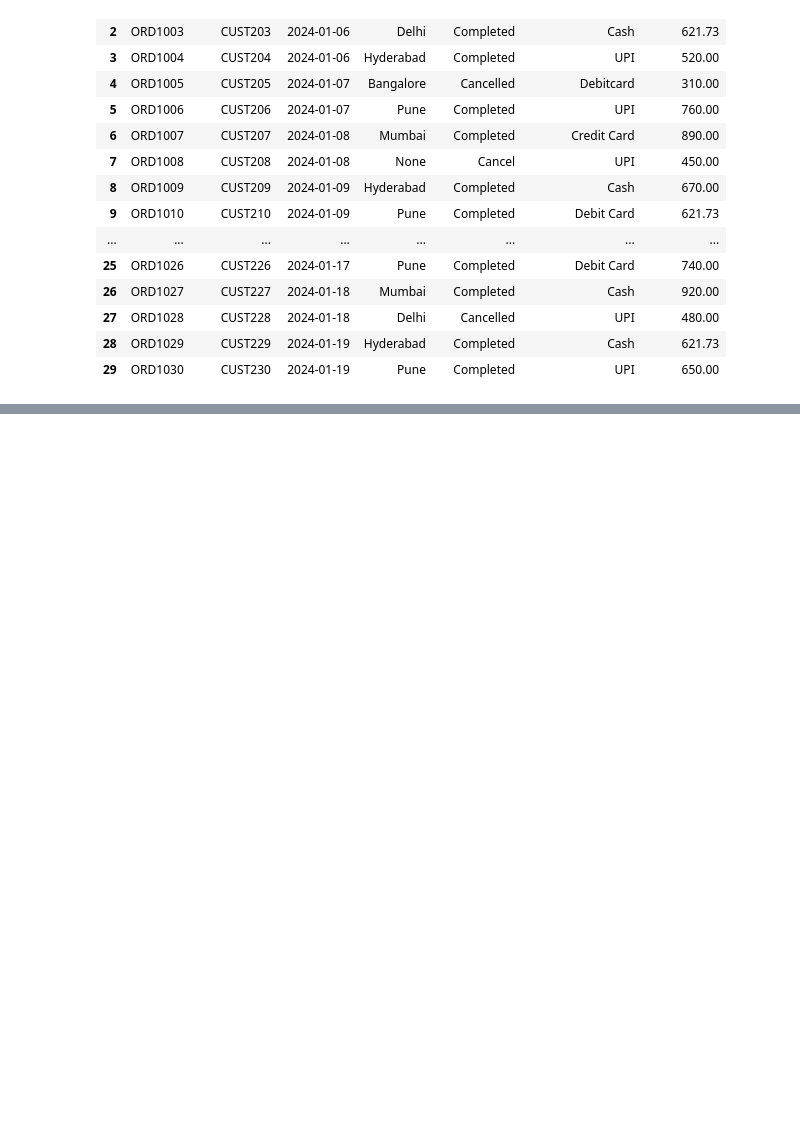
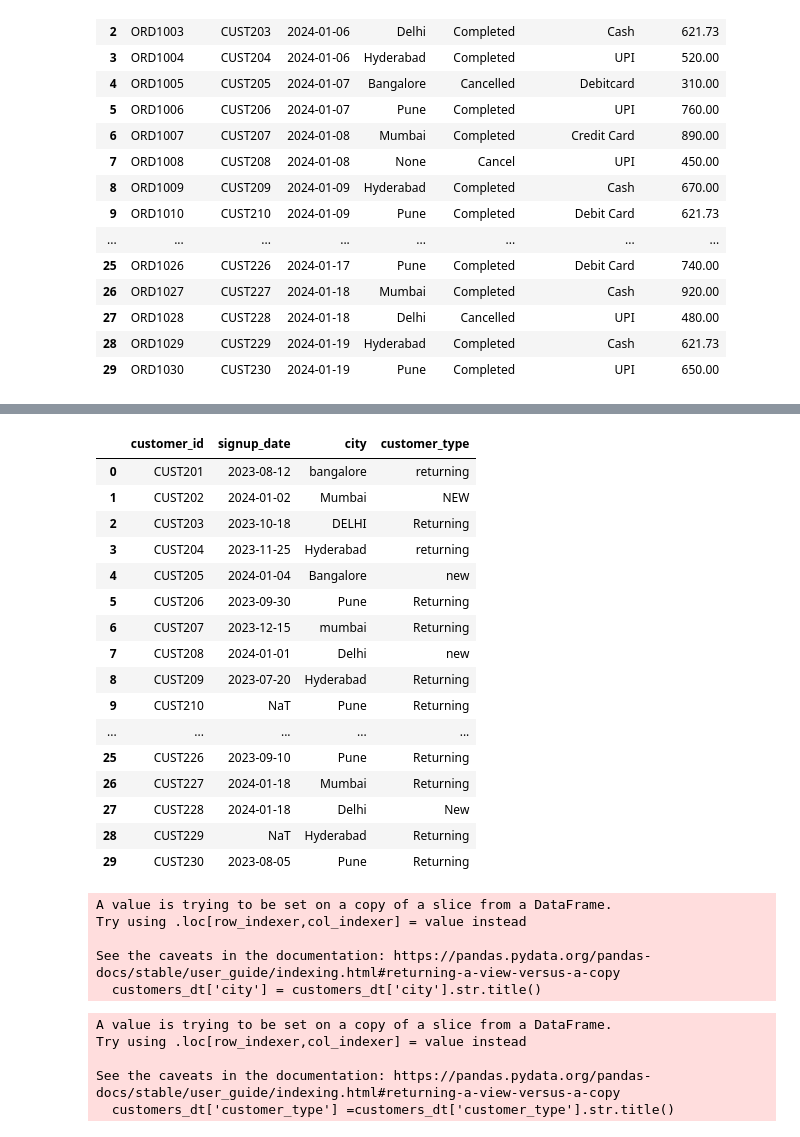
Before and after one commit to mahendra-jain/QuickKart-Business-Performance-Customer-Retention-Analysis, a Jupyter notebook: cleaning.ipynb, the cells around one changed output, grey strips where cells are left out. Drawn from its saved outputs; the diff is of its cells as text; code cells hidden in the pictures; blank space fills up the shorter version.

```diff
--- a/cleaning.ipynb
+++ b/cleaning.ipynb
@@ -185,0 +389,39 @@ order_dt.to_csv('cleaned data/order.csv',index=False)
+# %%
+formats = (
+    '%d-%m-%Y', '%d-%m-%y',
+    '%Y-%m-%d', '%Y/%m/%d',
+    '%d/%m/%Y'
+)
+
+def parse_date_safe(x):
+    if pd.isna(x):
+        return pd.NaT
+    x = str(x)
+    for f in formats:
+        try:
+            return pd.to_datetime(x, format=f)
+        except ValueError:
+            continue
+    return pd.NaT
+
+customers_dt['signup_date'] = customers_dt['signup_date'].apply(parse_date_safe)
+# %%
+customers_dt
+# %% [output]
+|  | customer_id | signup_date | city | customer_type |
+| 0 | CUST201 | 2023-08-12 | bangalore | returning |
+| 1 | CUST202 | 2024-01-02 | Mumbai | NEW |
+| 2 | CUST203 | 2023-10-18 | DELHI | Returning |
+| 3 | CUST204 | 2023-11-25 | Hyderabad | returning |
+| 4 | CUST205 | 2024-01-04 | Bangalore | new |
+| 5 | CUST206 | 2023-09-30 | Pune | Returning |
+| 6 | CUST207 | 2023-12-15 | mumbai | Returning |
+| 7 | CUST208 | 2024-01-01 | Delhi | new |
+| 8 | CUST209 | 2023-07-20 | Hyderabad | Returning |
+| 9 | CUST210 | NaT | Pune | Returning |
+| ... | ... | ... | ... | ... |
+| 25 | CUST226 | 2023-09-10 | Pune | Returning |
+| 26 | CUST227 | 2024-01-18 | Mumbai | Returning |
+| 27 | CUST228 | 2024-01-18 | Delhi | New |
+| 28 | CUST229 | NaT | Hyderabad | Returning |
+| 29 | CUST230 | 2023-08-05 | Pune | Returning |
@@ -185,0 +430,16 @@ order_dt.to_csv('cleaned data/order.csv',index=False)
+# %%
+customers_dt['city'] = customers_dt['city'].str.title()
+# %% [output]
+A value is trying to be set on a copy of a slice from a DataFrame.
+Try using .loc[row_indexer,col_indexer] = value instead
+
+See the caveats in the documentation: https://pandas.pydata.org/pandas-docs/stable/user_guide/indexing.html#returning-a-view-versus-a-copy
+  customers_dt['city'] = customers_dt['city'].str.title()
+# %%
+customers_dt['customer_type'] =customers_dt['customer_type'].str.title()
+# %% [output]
+A value is trying to be set on a copy of a slice from a DataFrame.
+Try using .loc[row_indexer,col_indexer] = value instead
+
+See the caveats in the documentation: https://pandas.pydata.org/pandas-docs/stable/user_guide/indexing.html#returning-a-view-versus-a-copy
+  customers_dt['customer_type'] =customers_dt['customer_type'].str.title()
```
Also changed, not shown: parts of 54 cells of this notebook.
